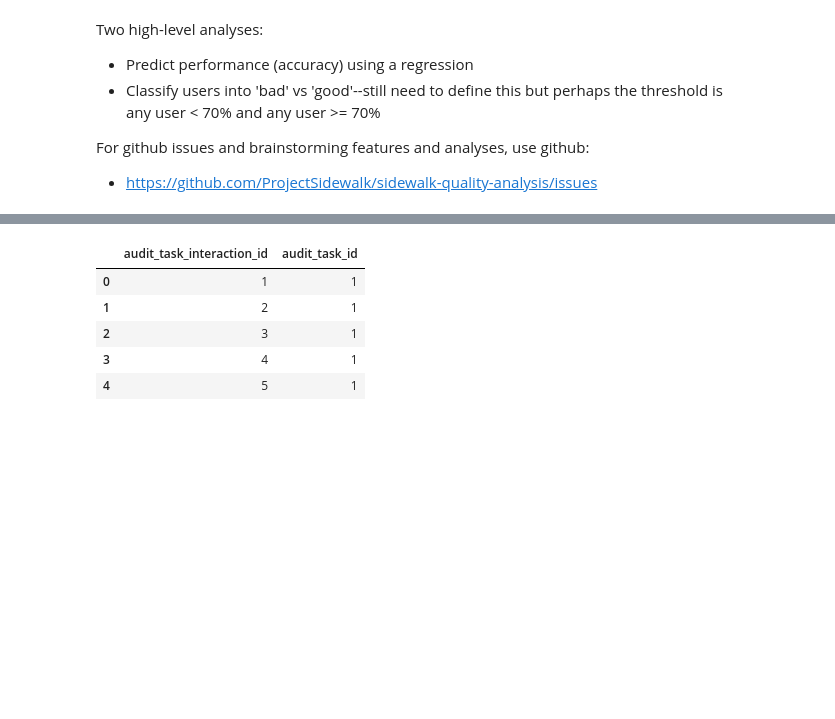
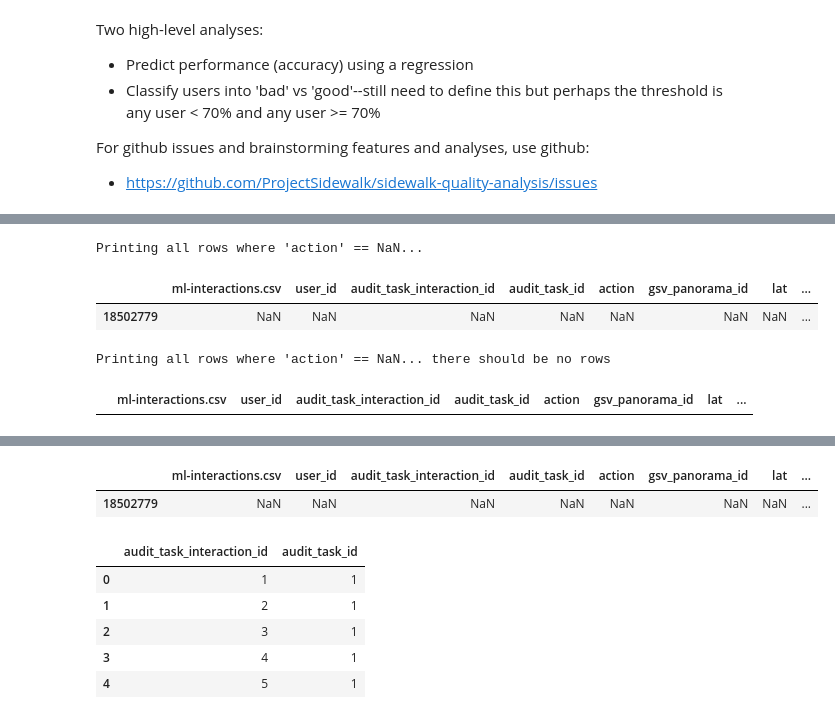
Before and after one commit to ProjectSidewalk/sidewalk-quality-analysis, a Jupyter notebook: sidewalk-user-quality-analysis.ipynb, the cells around one changed output, grey strips where cells are left out. Cells and saved outputs as stored; diff of their text form; code cells hidden in the pictures; blank space fills up the shorter version.

```diff
--- a/sidewalk-user-quality-analysis.ipynb
+++ b/sidewalk-user-quality-analysis.ipynb
@@ -52,0 +27,28 @@ Wall time: 1min 11s
+# %%
+%%time
+df_interactions = pd.read_csv('ml-interactions.tar.gz', compression='gzip') # load the full gzip tarball
+#interactions = pd.read_csv('ml-interactions15000.csv')
+#display(df_interactions.head())
+
+# Do a little cleanup...
+# In my initial analysis, i found that at least one row has a NaN value for an 'action' field. This should
+# not happen. So, let's find that row (and others) that have this problem and remove them
+
+# pd.isna checks for missing values (NaN values). It returns a boolean array where the index corresponds to
+# row and the value corresponds to True/False indicating whether there is a NaN value
+isna_result = pd.isna(df_interactions['action'])
+
+print("Printing all rows where 'action' == NaN...")
+display(df_interactions[isna_result])
+df_interactions= df_interactions[~isna_result] # we want all rows where isna is False (that is, all rows *without* a NaN for 'action')
+
+# As a test, we can again look for NaN 'action' cells
+isna_result = pd.isna(df_interactions['action'])
+print("Printing all rows where 'action' == NaN... there should be no rows")
+display(df_interactions[isna_result])
+# %% [output]
+Printing all rows where 'action' == NaN...
+|  | ml-interactions.csv | user_id | audit_task_interaction_id | audit_task_id | action | gsv_panorama_id | lat | ... |
+| 18502779 | NaN | NaN | NaN | NaN | NaN | NaN | NaN | ... |
+Printing all rows where 'action' == NaN... there should be no rows
+|  | ml-interactions.csv | user_id | audit_task_interaction_id | audit_task_id | action | gsv_panorama_id | lat | ... |
@@ -53,3 +56,11 @@ Wall time: 1min 11s
+# %%
+null_df = pd.isna(df['action'])
+#print(null_df)
+display(df[null_df])
+interactions= df[~null_df]
+# %% [output]
+|  | ml-interactions.csv | user_id | audit_task_interaction_id | audit_task_id | action | gsv_panorama_id | lat | ... |
+| 18502779 | NaN | NaN | NaN | NaN | NaN | NaN | NaN | ... |
 # %%
 #interactions.head(100)
 interactions[['audit_task_interaction_id', 'audit_task_id']].head()
```
Also changed, not shown: parts of 5 cells of this notebook.
